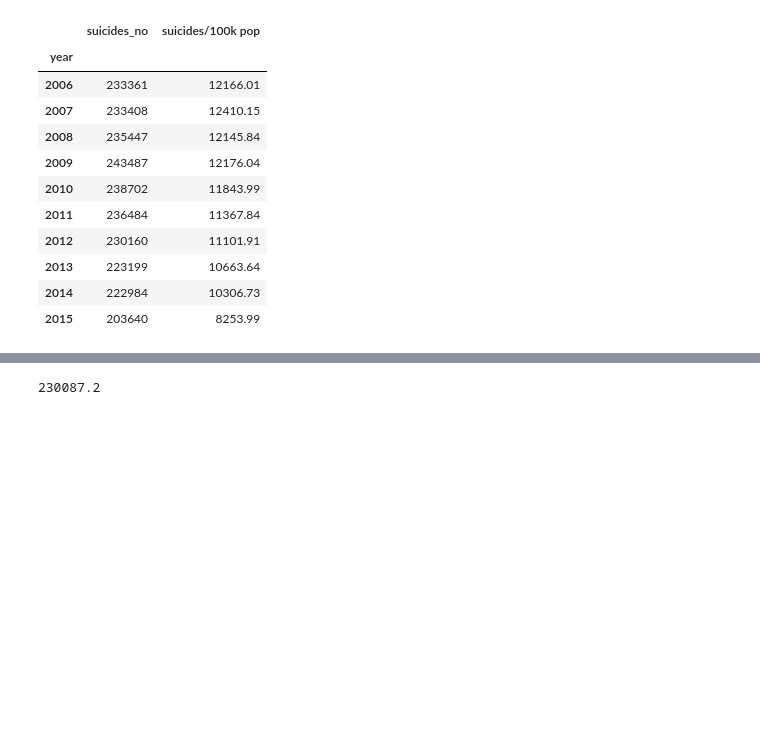
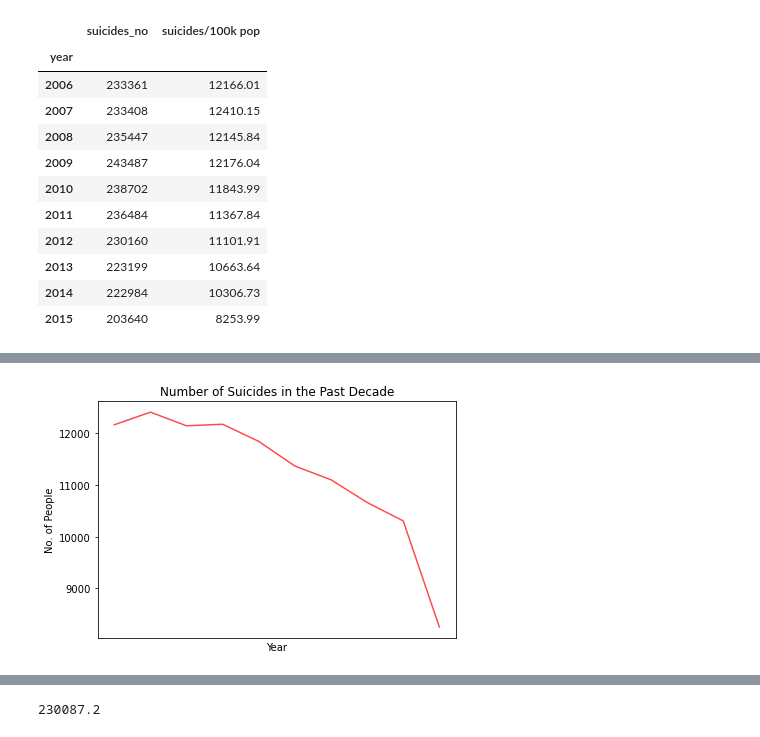
Before and after one commit to arw-625/Happiest-Generation, a Jupyter notebook: Happiest -Gen.ipynb, the cells around one changed output, grey strips where cells are left out. Cells and saved outputs as stored; diff of their text form; code cells hidden in the pictures; blank space fills up the shorter version.

```diff
--- a/Happiest -Gen.ipynb
+++ b/Happiest -Gen.ipynb
@@ -254,3 +380,24 @@ plt.tight_layout()
+# %%
+plt.title("Number of Suicides in the Past Decade")
+plt.xlabel("Year")
+plt.ylabel("No. of People")
+plt.xticks(range(2006,2016,1))
+#plt.yticks(range(0,700000000,1000000))
+#x-axis values
+x_years = np.linspace(2006,2015,10)
+
+#y-axis values
+
+y2 = list(y_sui_totals)
+
+
+#plt.plot(y1, color = 'red')
+plt.plot(y2, alpha = .7, color = 'red')
+
+plt.tight_layout()
+plt.savefig("images/Suicide_count_last_decade")
+# %% [output]
+[figure, added]
 # %%
 #percent of population has committed suicide
 ax, fig = plt.subplots()
```
Also changed, not shown: parts of 21 cells of this notebook, 4 other files.
